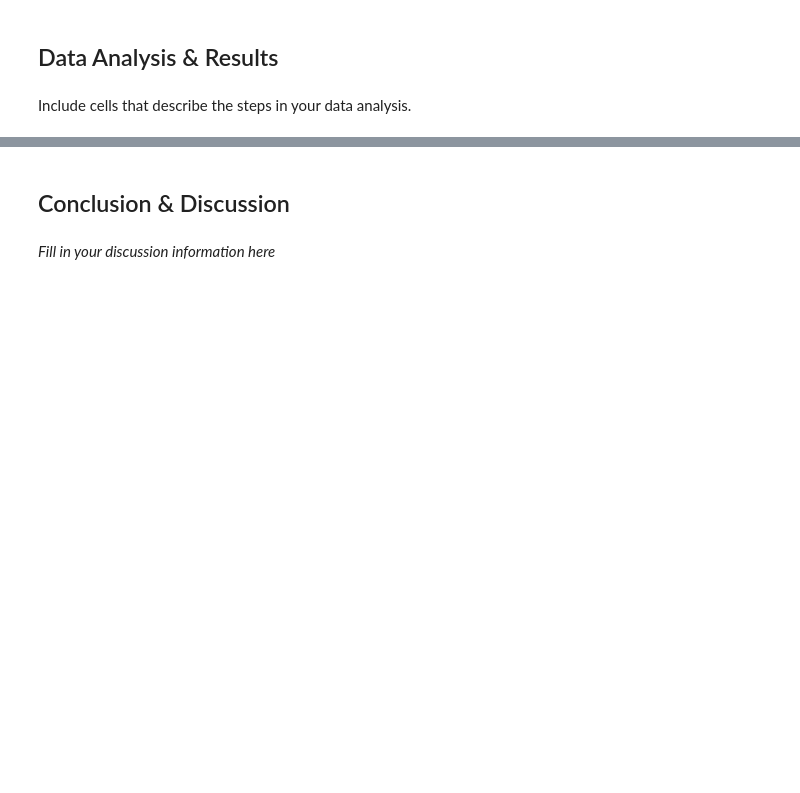
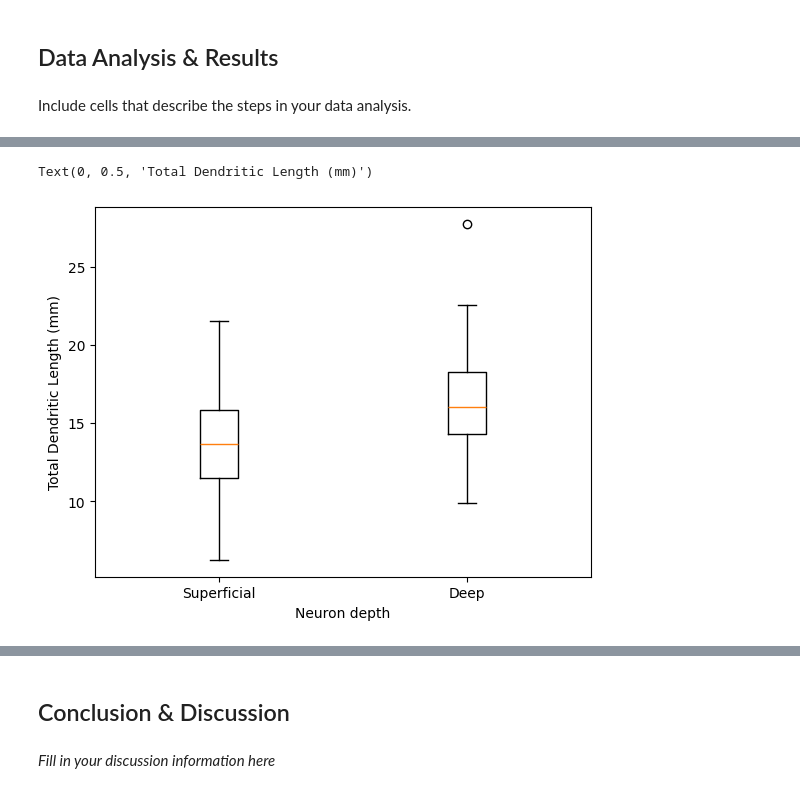
Before and after one commit to earanda4/Cell_Types_Project, a Jupyter notebook: Cell_Types_Project_Draft.ipynb, the cells around one changed output, grey strips where cells are left out. Cells and saved outputs as stored; diff of their text form; code cells hidden in the pictures; blank space fills up the shorter version.

```diff
--- a/Cell_Types_Project_Draft.ipynb
+++ b/Cell_Types_Project_Draft.ipynb
@@ -49,0 +163,12 @@ Include cells that describe the steps in your data analysis.
+# %%
+fig, ax = plt.subplots()
+superficial_dendritic_length = superficial_df['tot_dendritic_length']
+deep_dendritic_length = deep_df['tot_dendritic_length']
+data = [superficial_dendritic_length, deep_dendritic_length]
+ax.boxplot(data)
+plt.xticks([1,2],['Superficial', 'Deep'])
+plt.xlabel('Neuron depth')
+plt.ylabel('Total Dendritic Length (mm)')
+# %% [output]
+Text(0, 0.5, 'Total Dendritic Length (mm)')
+[figure, added]
```
Also changed, not shown: parts of 20 cells of this notebook.
